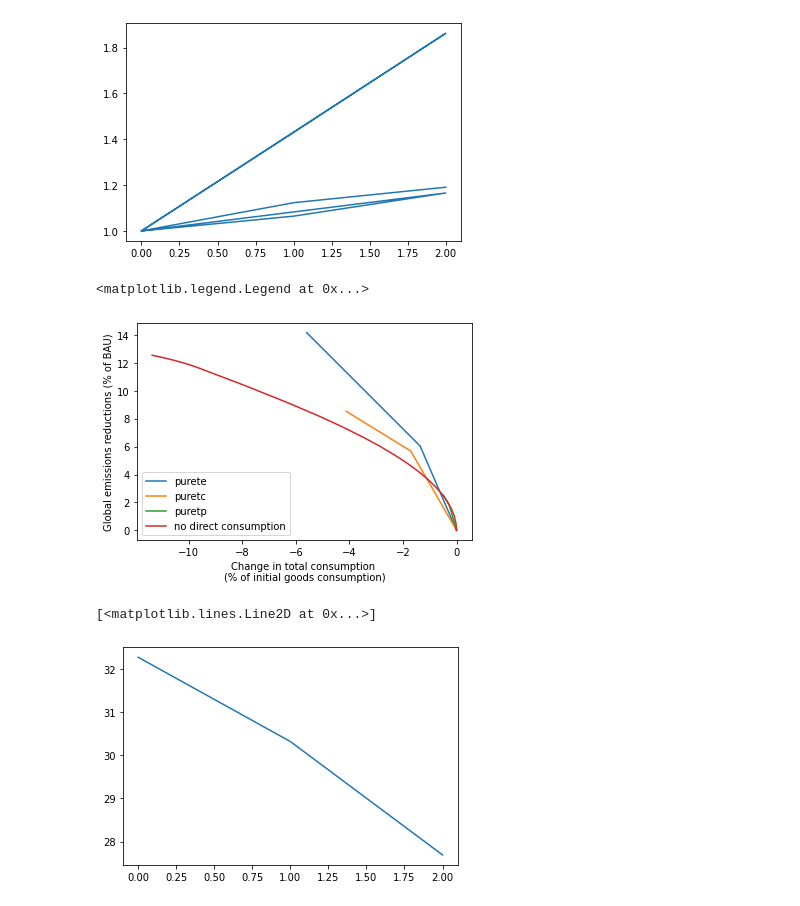
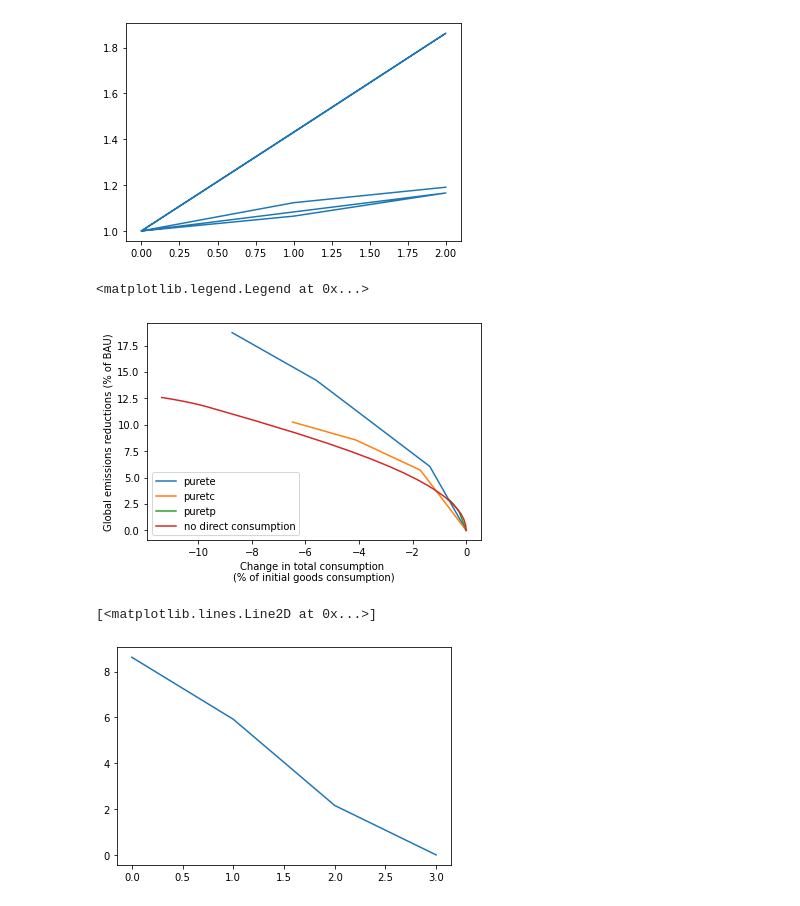
Before and after one commit to VoliCrank/Optimal-Unilateral-Carbon-Policy, a Jupyter notebook: simulation_results/codes/direct_energy_consumption/ces_direct_energy.ipynb, the cells around one changed output. Drawn from its saved outputs; the diff is of its cells as text; code cells hidden in the pictures.

```diff
--- a/simulation_results/codes/direct_energy_consumption/ces_direct_energy.ipynb
+++ b/simulation_results/codes/direct_energy_consumption/ces_direct_energy.ipynb
@@ -70,7 +70,7 @@ def iterate_tax(tax_scenario,df,theta, sigma, sigmastar, sigmaC, sigmaCstar, eps
     paralist = (theta, sigma, sigmastar, sigmaE, sigmaEstar, epsilonSvec, epsilonSstarvec, beta, gamma, logit)
     varphilist = np.arange(0,3,0.1)
     #varphilist = np.arange (0,1,0.2)
-    varphilist = [0,1,2]
+    varphilist = [0,1,2,3]
     output=[]
     prevtb = []
     for varphi in varphilist:
@@ -216,10 +222,10 @@ plt.legend()
 #plt.savefig('wf_chg.pdf', format = 'PDF')
 # %% [output]
 <matplotlib.legend.Legend at 0x...>
-[figure, old version]
+[figure, new version]
 # %%
 df_plot = Outcomes[Outcomes['tax_sce'] == 'purete']
-plt.plot(df_plot['varphi'], df_plot['Qeworld_prime'], label = 'purete')
+plt.plot(df_plot['varphi'], df_plot['Qe_prime'], label = 'purete')
 # %% [output]
 [<matplotlib.lines.Line2D at 0x...>]
-[figure, old version]
+[figure, new version]
```
Also changed, not shown: parts of 2 cells of this notebook.
